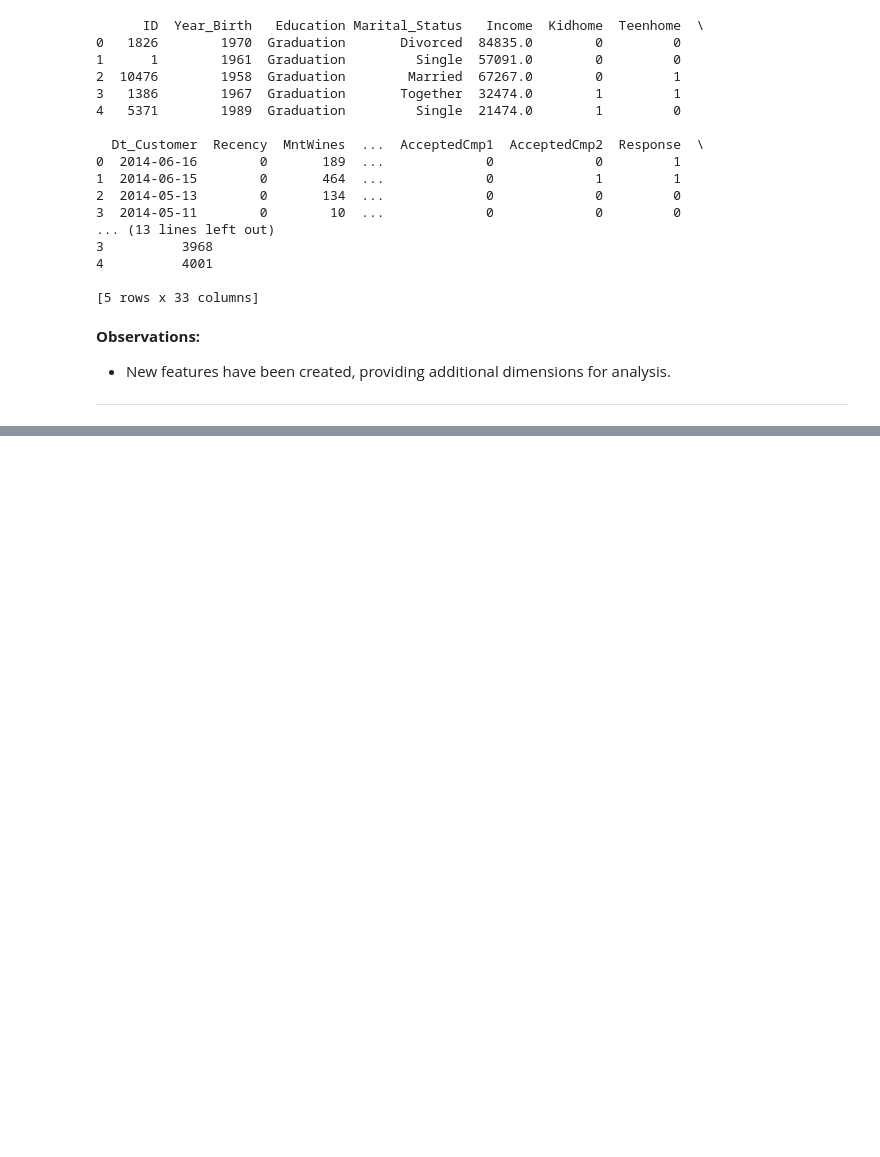
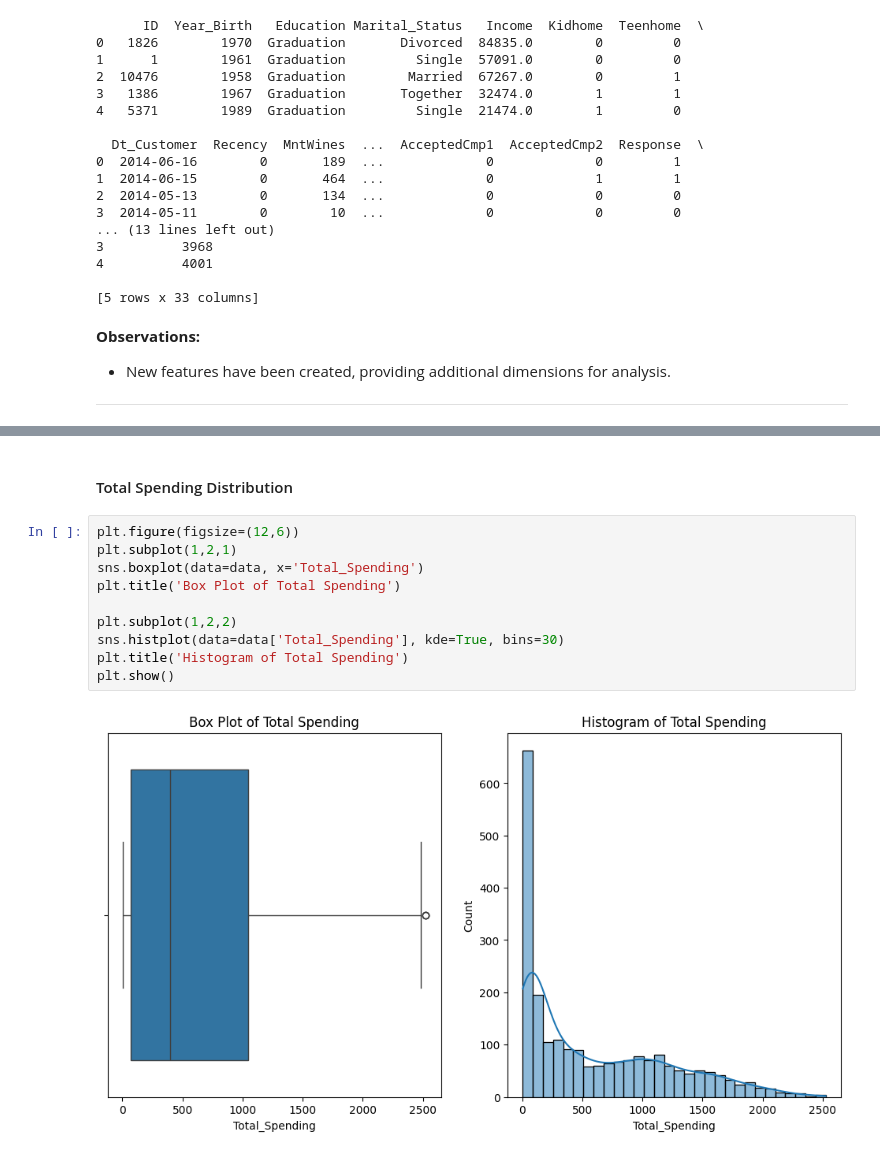
Before and after one commit to tomdu3/marketing-campaing-ds, a Jupyter notebook: marketing_campaing.ipynb, the cells around one changed output, grey strips where cells are left out. Saved outputs shown, nothing was run; the diff lists cells and outputs as text; blank space fills up the shorter version.

```diff
--- a/marketing_campaing.ipynb
+++ b/marketing_campaing.ipynb
@@ -336,0 +355,14 @@ print(data.head())
+# %% [markdown]
+#### Total Spending Distribution
+# %%
+plt.figure(figsize=(12,6))
+plt.subplot(1,2,1)
+sns.boxplot(data=data, x='Total_Spending')
+plt.title('Box Plot of Total Spending')
+
+plt.subplot(1,2,2)
+sns.histplot(data=data['Total_Spending'], kde=True, bins=30)
+plt.title('Histogram of Total Spending')
+plt.show()
+# %% [output]
+[figure, added]
```
Also changed, not shown: parts of 6 cells of this notebook.
